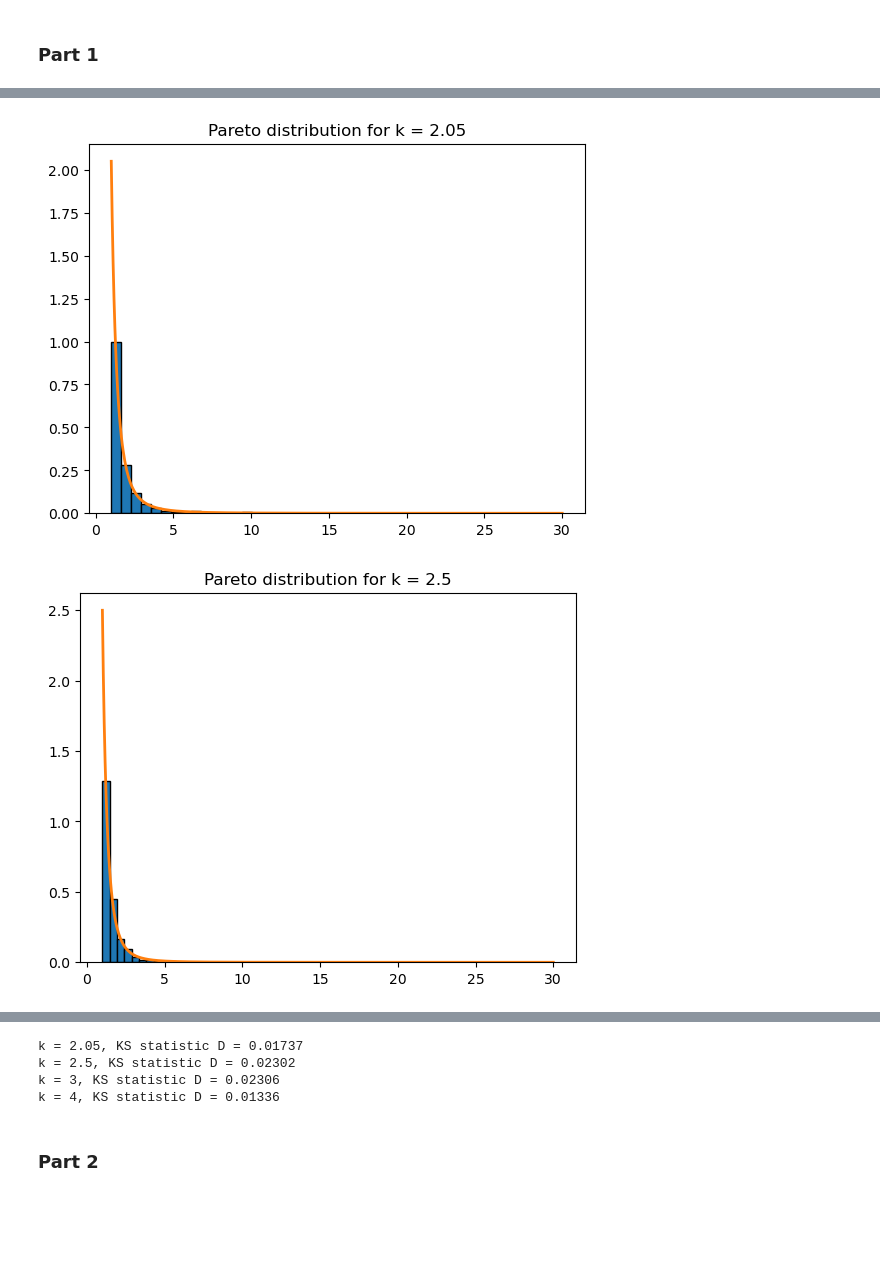
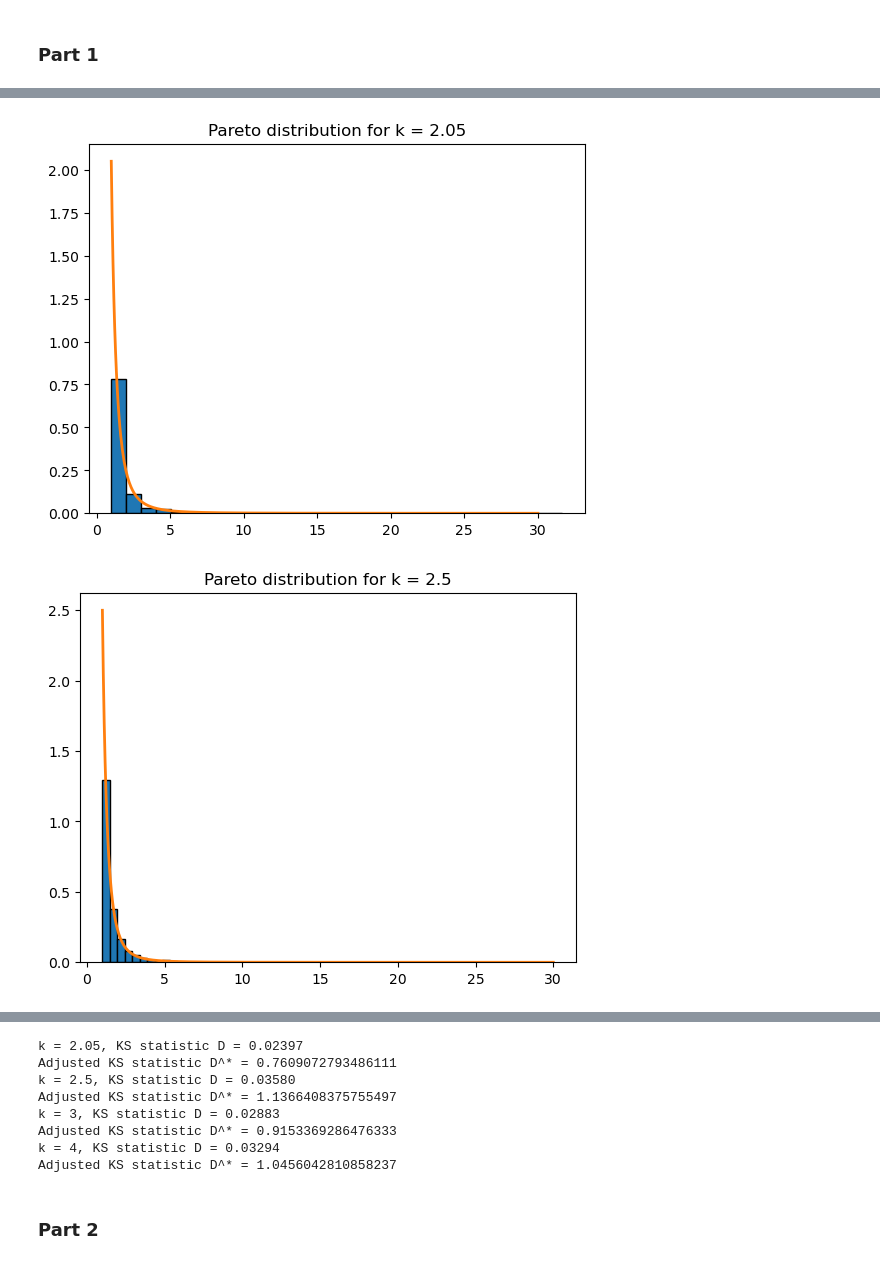
Before and after one commit to s224399/Stoc_sim_2k26, a Jupyter notebook: Exercises(week_1)/Hand_in/Excercise3.ipynb, the cells around one changed output, grey strips where cells are left out. Drawn from its saved outputs; the diff is of its cells as text; code cells hidden in the pictures; blank space fills up the shorter version.

```diff
--- a/Exercises(week_1)/Hand_in/Excercise3.ipynb
+++ b/Exercises(week_1)/Hand_in/Excercise3.ipynb
@@ -10,8 +10,10 @@ rng = np.random.default_rng(seed=seed)
 # %% [markdown]
 ### Part 1
 # %%
-def exponential(lbd):
-    U = np.random.uniform(0,1)
+rng = np.random.default_rng(20)
+
+def exponential(lbd, rng):
+    U = rng.uniform(0,1)
     X = -np.log(U)/lbd
     return X
 
@@ -19,7 +21,7 @@ def exponential_analytical(x, lbd):
     return lbd * np.exp(-lbd * x)
 
 lbd = 3
-obs_exponential = [exponential(lbd) for _ in range(10000)]
+obs_exponential = [exponential(lbd, rng) for _ in range(10000)]
 t = np.linspace(0, 3, 10000)
 plt.hist(obs_exponential, bins=30, density=True, edgecolor='black')
 plt.plot(t, exponential_analytical(t, lbd), linewidth=2)
@@ -42,4 +44,8 @@ def exp_cdf(x):
 
 D = smirnov(obs_exponential, exp_cdf)
 print("KS statistic D =", D)
+
+n = 10000
+D_adjusted = (np.sqrt(n) + 0.12 + 0.11/np.sqrt(n)) * D
+print("Adjusted KS statistic D^* =", D_adjusted)
 # %% [output]
@@ -48,7 +55,9 @@ KS statistic D = 0.00798471012687968
 # %%
-def normal():
-    U1 = np.random.uniform(0,1)
-    U2 = np.random.uniform(0,1)
+rng = np.random.default_rng(30)
+
+def normal(rng):
+    U1 = rng.uniform(0,1)
+    U2 = rng.uniform(0,1)
     Z1 = np.sqrt(-2*np.log(U1)) * np.cos(2*np.pi*U2)
     Z2 = np.sqrt(-2*np.log(U1)) * np.sin(2*np.pi*U2)
     return np.array([Z1, Z2])
@@ -56,7 +65,7 @@ def normal():
 def normal_analytical(x):
     return (1/np.sqrt(2*np.pi)) * np.exp(-0.5 * x**2)
 
-obs_normal = np.array([normal() for _ in range(10000)])
+obs_normal = np.array([normal(rng) for _ in range(10000)])
 t = np.linspace(-4, 4, 500)
 
 plt.hist(obs_normal[:,0], bins=30, density=True, edgecolor='black')
@@ -76,4 +85,10 @@ D2 = smirnov(obs_normal[:,1], ss.norm.cdf)
 
 print("D1 =", D1)
 print("D2 =", D2)
+
+n = 10000
+D1_adjusted = (np.sqrt(n) + 0.12 + 0.11/np.sqrt(n)) * D1
+print("Adjusted KS statistic D1^* =", D1_adjusted)
+D2_adjusted = (np.sqrt(n) + 0.12 + 0.11/np.sqrt(n)) * D2
+print("Adjusted KS statistic D2^* =", D2_adjusted)
 # %% [output]
@@ -84,33 +101,39 @@ D2 = 0.0055461293117784055
 # %%
-def pareto(k, beta):
-    U = np.random.uniform(0,1)
+rng = np.random.default_rng(30)
+
+def pareto(k, beta, rng):
+    U = rng.uniform(0,1)
     X = beta * U**(-1/k)
     return X
 
 def pareto_analytical(t, k, beta):
     return (k * beta**k) / (t**(k+1))
 
 beta = 1
 k = [2.05, 2.5, 3, 4]
 t = np.linspace(1, 30, 500)
 for ki in k:
-    obs_pareto = np.array([pareto(ki, beta) for _ in range(1000)])
+    obs_pareto = np.array([pareto(ki, beta, rng) for _ in range(1000)])
     plt.hist(obs_pareto, density=True, bins=30, edgecolor='black')
     plt.plot(t, pareto_analytical(t, ki, beta), linewidth=2)
     plt.title(f"Pareto distribution for k = {ki}")
     plt.show()
 
 
 ## Kolmogorov-Smirnov test
 
 def pareto_cdf(x, k, beta):
     x = np.asarray(x)
     return 1 - (beta / x)**k
 
 for ki in k:
-    obs_pareto = np.array([pareto(ki, beta) for _ in range(1000)])
+    obs_pareto = np.array([pareto(ki, beta, rng) for _ in range(1000)])
     D = smirnov(obs_pareto, lambda x: pareto_cdf(x, ki, beta))
     print(f"k = {ki}, KS statistic D = {D:.5f}")
+
+    n = 1000
+    D_adjusted = (np.sqrt(n) + 0.12 + 0.11/np.sqrt(n)) * D
+    print("Adjusted KS statistic D^* =", D_adjusted)
 # %% [output]
-[figure, old version]
+[figure, new version]
-[figure, old version]
+[figure, new version]
@@ -119,6 +142,10 @@ for ki in k:
-k = 2.05, KS statistic D = 0.01737
-k = 2.5, KS statistic D = 0.02302
-k = 3, KS statistic D = 0.02306
-k = 4, KS statistic D = 0.01336
+k = 2.05, KS statistic D = 0.02397
+Adjusted KS statistic D^* = 0.7609072793486111
+k = 2.5, KS statistic D = 0.03580
+Adjusted KS statistic D^* = 1.1366408375755497
+k = 3, KS statistic D = 0.02883
+Adjusted KS statistic D^* = 0.9153369286476333
+k = 4, KS statistic D = 0.03294
+Adjusted KS statistic D^* = 1.0456042810858237
 # %% [markdown]
 ### Part 2
```
Also changed, not shown: parts of 4 cells of this notebook.
